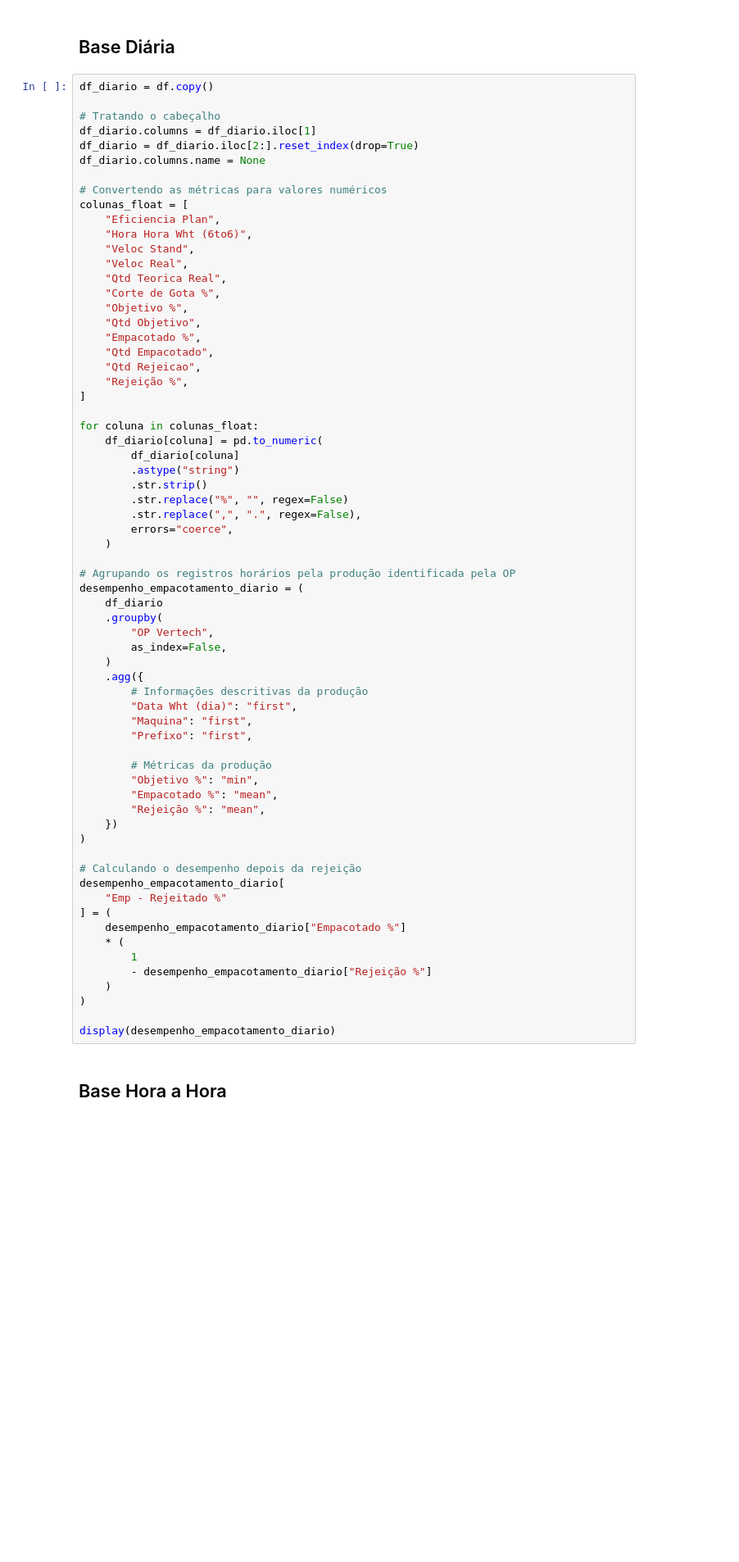
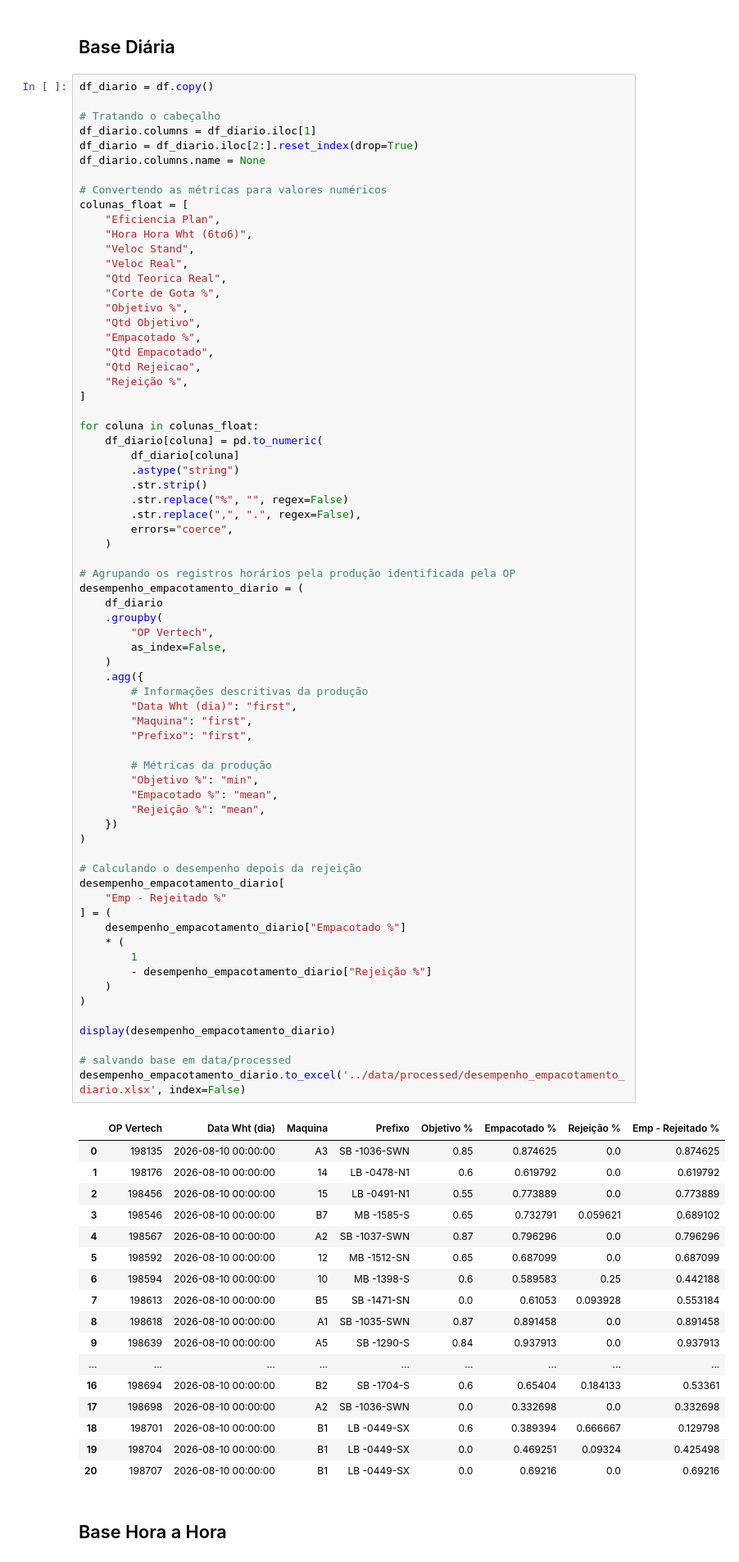
Before and after one commit to lucasz-g/aut-producao-wheaton, a Jupyter notebook: analytics/notebooks/001.1_metrics.ipynb, the cells around one changed output. Shown at 82% size. Cells and saved outputs as stored; diff of their text form; blank space fills up the shorter version.

```diff
--- a/analytics/notebooks/001.1_metrics.ipynb
+++ b/analytics/notebooks/001.1_metrics.ipynb
@@ -54,33 +68,54 @@ desempenho_empacotamento_diario = (
     df_diario
     .groupby(
         "OP Vertech",
         as_index=False,
     )
     .agg({
         # Informações descritivas da produção
         "Data Wht (dia)": "first",
         "Maquina": "first",
         "Prefixo": "first",
 
         # Métricas da produção
         "Objetivo %": "min",
         "Empacotado %": "mean",
         "Rejeição %": "mean",
     })
 )
 
 # Calculando o desempenho depois da rejeição
 desempenho_empacotamento_diario[
     "Emp - Rejeitado %"
 ] = (
     desempenho_empacotamento_diario["Empacotado %"]
     * (
         1
         - desempenho_empacotamento_diario["Rejeição %"]
     )
 )
 
 display(desempenho_empacotamento_diario)
+
+# salvando base em data/processed
+desempenho_empacotamento_diario.to_excel('../data/processed/desempenho_empacotamento_diario.xlsx', index=False)
+# %% [output]
+|  | OP Vertech | Data Wht (dia) | Maquina | Prefixo | Objetivo % | Empacotado % | Rejeição % | Emp - Rejeitado % |
+| 0 | 198135 | 2026-08-10 00:00:00 | A3 | SB -1036-SWN | 0.85 | 0.874625 | 0.0 | 0.874625 |
+| 1 | 198176 | 2026-08-10 00:00:00 | 14 | LB -0478-N1 | 0.6 | 0.619792 | 0.0 | 0.619792 |
+| 2 | 198456 | 2026-08-10 00:00:00 | 15 | LB -0491-N1 | 0.55 | 0.773889 | 0.0 | 0.773889 |
+| 3 | 198546 | 2026-08-10 00:00:00 | B7 | MB -1585-S | 0.65 | 0.732791 | 0.059621 | 0.689102 |
+| 4 | 198567 | 2026-08-10 00:00:00 | A2 | SB -1037-SWN | 0.87 | 0.796296 | 0.0 | 0.796296 |
+| 5 | 198592 | 2026-08-10 00:00:00 | 12 | MB -1512-SN | 0.65 | 0.687099 | 0.0 | 0.687099 |
+| 6 | 198594 | 2026-08-10 00:00:00 | 10 | MB -1398-S | 0.6 | 0.589583 | 0.25 | 0.442188 |
+| 7 | 198613 | 2026-08-10 00:00:00 | B5 | SB -1471-SN | 0.0 | 0.61053 | 0.093928 | 0.553184 |
+| 8 | 198618 | 2026-08-10 00:00:00 | A1 | SB -1035-SWN | 0.87 | 0.891458 | 0.0 | 0.891458 |
+| 9 | 198639 | 2026-08-10 00:00:00 | A5 | SB -1290-S | 0.84 | 0.937913 | 0.0 | 0.937913 |
+| ... | ... | ... | ... | ... | ... | ... | ... | ... |
+| 16 | 198694 | 2026-08-10 00:00:00 | B2 | SB -1704-S | 0.6 | 0.65404 | 0.184133 | 0.53361 |
+| 17 | 198698 | 2026-08-10 00:00:00 | A2 | SB -1036-SWN | 0.0 | 0.332698 | 0.0 | 0.332698 |
+| 18 | 198701 | 2026-08-10 00:00:00 | B1 | LB -0449-SX | 0.6 | 0.389394 | 0.666667 | 0.129798 |
+| 19 | 198704 | 2026-08-10 00:00:00 | B1 | LB -0449-SX | 0.0 | 0.469251 | 0.09324 | 0.425498 |
+| 20 | 198707 | 2026-08-10 00:00:00 | B1 | LB -0449-SX | 0.0 | 0.69216 | 0.0 | 0.69216 |
 # %% [markdown]
 ## Base Hora a Hora
 # %%
```
Also changed, not shown: parts of 15 cells of this notebook, 4 other files.
